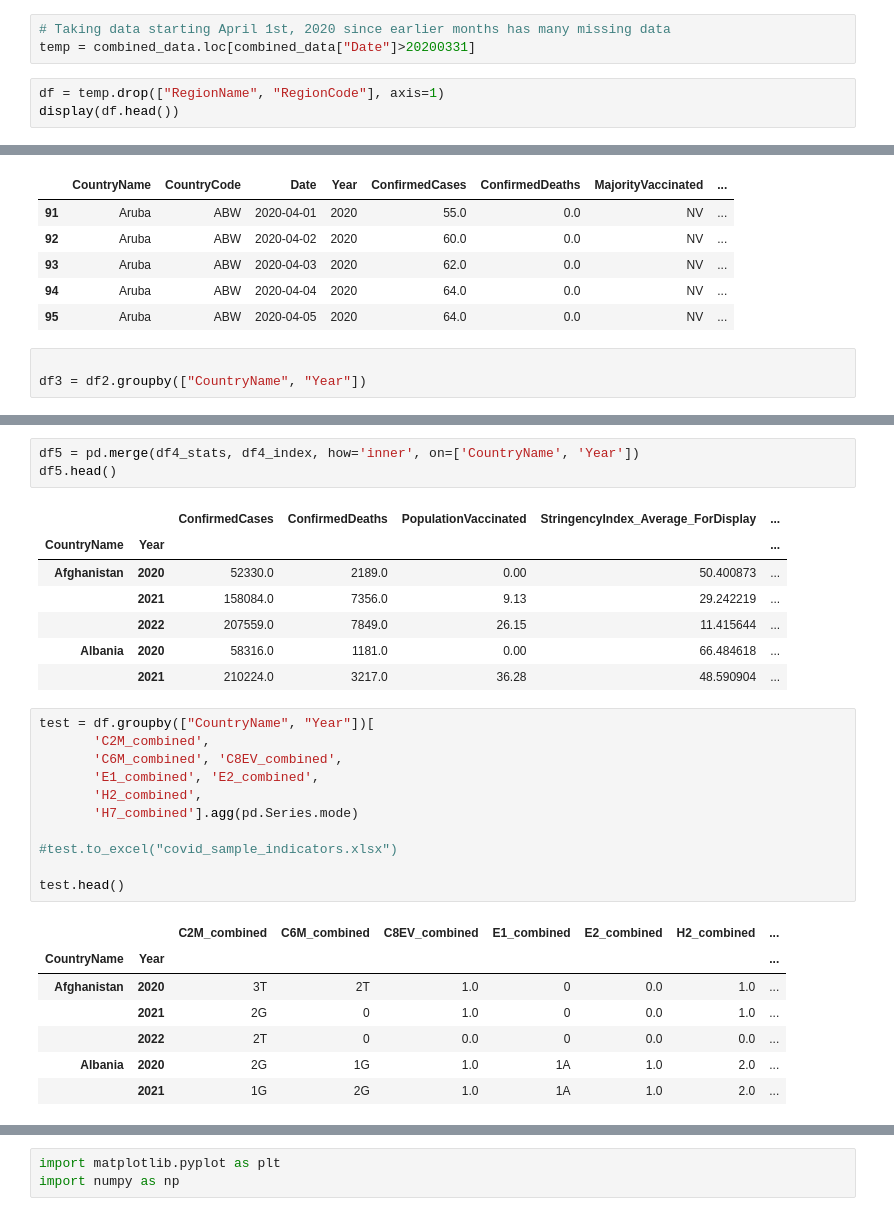
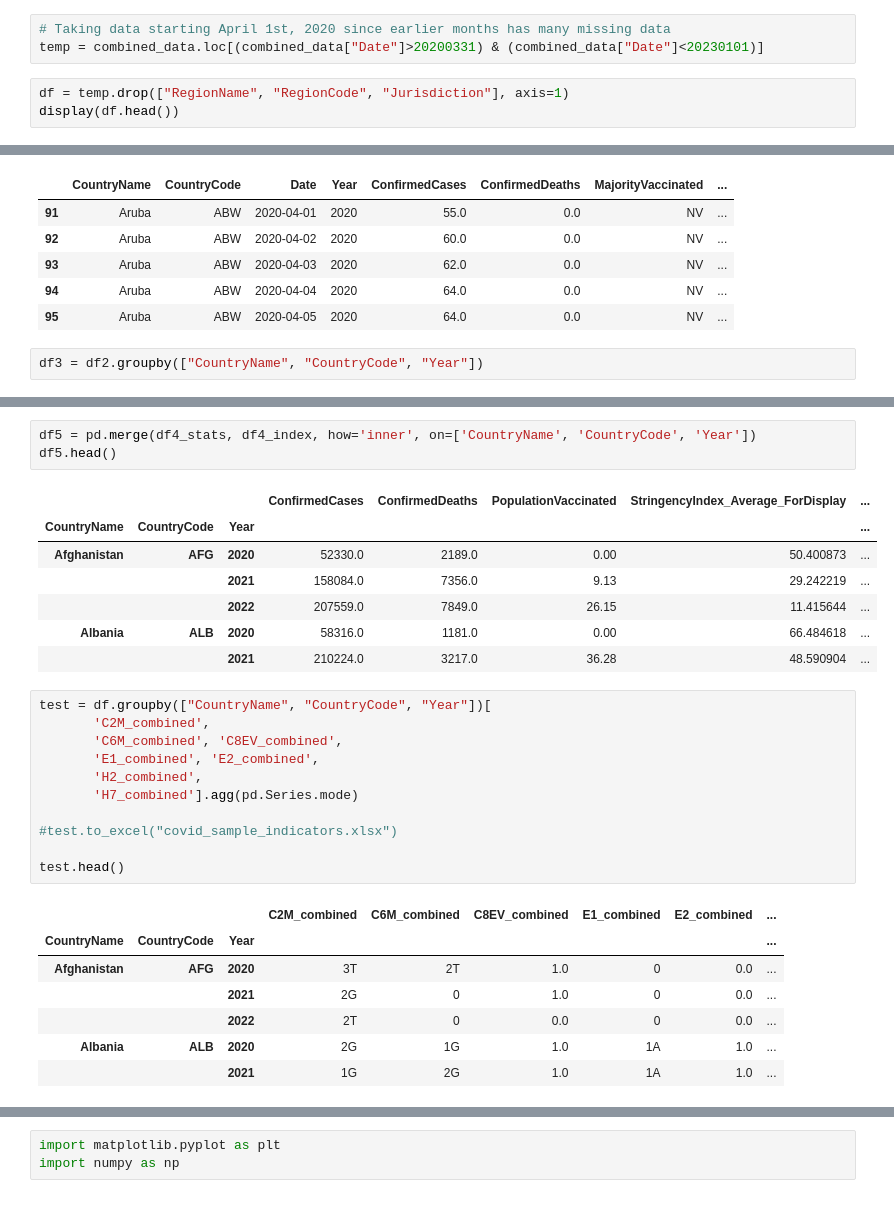
Before and after one commit to vuongv/CovidEconomics, a Jupyter notebook: Covid data.ipynb, the cells around one changed output, grey strips where cells are left out. Cells and saved outputs as stored; diff of their text form.

```diff
--- a/Covid data.ipynb
+++ b/Covid data.ipynb
@@ -52,8 +52,8 @@ Index(['CountryName', 'CountryCode', 'RegionName', 'RegionCode',
       dtype='object')
 # %%
 # Taking data starting April 1st, 2020 since earlier months has many missing data
-temp = combined_data.loc[combined_data["Date"]>20200331]
+temp = combined_data.loc[(combined_data["Date"]>20200331) & (combined_data["Date"]<20230101)]
 # %%
-df = temp.drop(["RegionName", "RegionCode"], axis=1)
+df = temp.drop(["RegionName", "RegionCode", "Jurisdiction"], axis=1)
 display(df.head())
 # %% [output]
@@ -94,8 +94,7 @@ df2.head()
 | 94 | Aruba | ABW | 2020-04-04 | 2020 | 64.0 | 0.0 | NV | ... |
 | 95 | Aruba | ABW | 2020-04-05 | 2020 | 64.0 | 0.0 | NV | ... |
 # %%
-
-df3 = df2.groupby(["CountryName", "Year"])
+df3 = df2.groupby(["CountryName", "CountryCode", "Year"])
 # %%
 df4_stats = df3["ConfirmedCases", "ConfirmedDeaths", "PopulationVaccinated"].max()
 df4_stats.head(20)
@@ -150,16 +149,16 @@ df4_index.head(20)
 # %%
-df5 = pd.merge(df4_stats, df4_index, how='inner', on=['CountryName', 'Year'])
+df5 = pd.merge(df4_stats, df4_index, how='inner', on=['CountryName', 'CountryCode', 'Year'])
 df5.head()
 # %% [output]
-|  |  | ConfirmedCases | ConfirmedDeaths | PopulationVaccinated | StringencyIndex_Average_ForDisplay | ... |
-| CountryName | Year |  |  |  |  | ... |
-| Afghanistan | 2020 | 52330.0 | 2189.0 | 0.00 | 50.400873 | ... |
-|  | 2021 | 158084.0 | 7356.0 | 9.13 | 29.242219 | ... |
-|  | 2022 | 207559.0 | 7849.0 | 26.15 | 11.415644 | ... |
-| Albania | 2020 | 58316.0 | 1181.0 | 0.00 | 66.484618 | ... |
-|  | 2021 | 210224.0 | 3217.0 | 36.28 | 48.590904 | ... |
+|  |  |  | ConfirmedCases | ConfirmedDeaths | PopulationVaccinated | StringencyIndex_Average_ForDisplay | ... |
+| CountryName | CountryCode | Year |  |  |  |  | ... |
+| Afghanistan | AFG | 2020 | 52330.0 | 2189.0 | 0.00 | 50.400873 | ... |
+|  |  | 2021 | 158084.0 | 7356.0 | 9.13 | 29.242219 | ... |
+|  |  | 2022 | 207559.0 | 7849.0 | 26.15 | 11.415644 | ... |
+| Albania | ALB | 2020 | 58316.0 | 1181.0 | 0.00 | 66.484618 | ... |
+|  |  | 2021 | 210224.0 | 3217.0 | 36.28 | 48.590904 | ... |
 # %%
-test = df.groupby(["CountryName", "Year"])[
+test = df.groupby(["CountryName", "CountryCode", "Year"])[
        'C2M_combined',
        'C6M_combined', 'C8EV_combined',
        'E1_combined', 'E2_combined',
@@ -170,13 +169,13 @@ test = df.groupby(["CountryName", "Year"])[
 
 test.head()
 # %% [output]
-|  |  | C2M_combined | C6M_combined | C8EV_combined | E1_combined | E2_combined | H2_combined | ... |
-| CountryName | Year |  |  |  |  |  |  | ... |
-| Afghanistan | 2020 | 3T | 2T | 1.0 | 0 | 0.0 | 1.0 | ... |
-|  | 2021 | 2G | 0 | 1.0 | 0 | 0.0 | 1.0 | ... |
-|  | 2022 | 2T | 0 | 0.0 | 0 | 0.0 | 0.0 | ... |
-| Albania | 2020 | 2G | 1G | 1.0 | 1A | 1.0 | 2.0 | ... |
-|  | 2021 | 1G | 2G | 1.0 | 1A | 1.0 | 2.0 | ... |
+|  |  |  | C2M_combined | C6M_combined | C8EV_combined | E1_combined | E2_combined | ... |
+| CountryName | CountryCode | Year |  |  |  |  |  | ... |
+| Afghanistan | AFG | 2020 | 3T | 2T | 1.0 | 0 | 0.0 | ... |
+|  |  | 2021 | 2G | 0 | 1.0 | 0 | 0.0 | ... |
+|  |  | 2022 | 2T | 0 | 0.0 | 0 | 0.0 | ... |
+| Albania | ALB | 2020 | 2G | 1G | 1.0 | 1A | 1.0 | ... |
+|  |  | 2021 | 1G | 2G | 1.0 | 1A | 1.0 | ... |
 # %%
 #test2 = df.groupby(["CountryName", "Year"])[
  #      'C2M_combined_numeric', 'C2M_combined',
```
Also changed, not shown: parts of 14 cells of this notebook, 1 other file.
